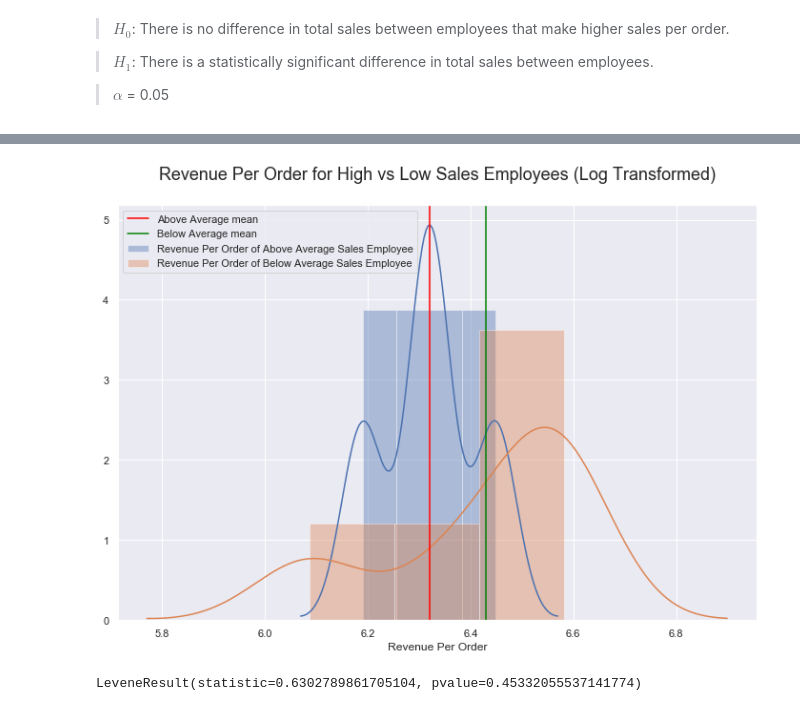
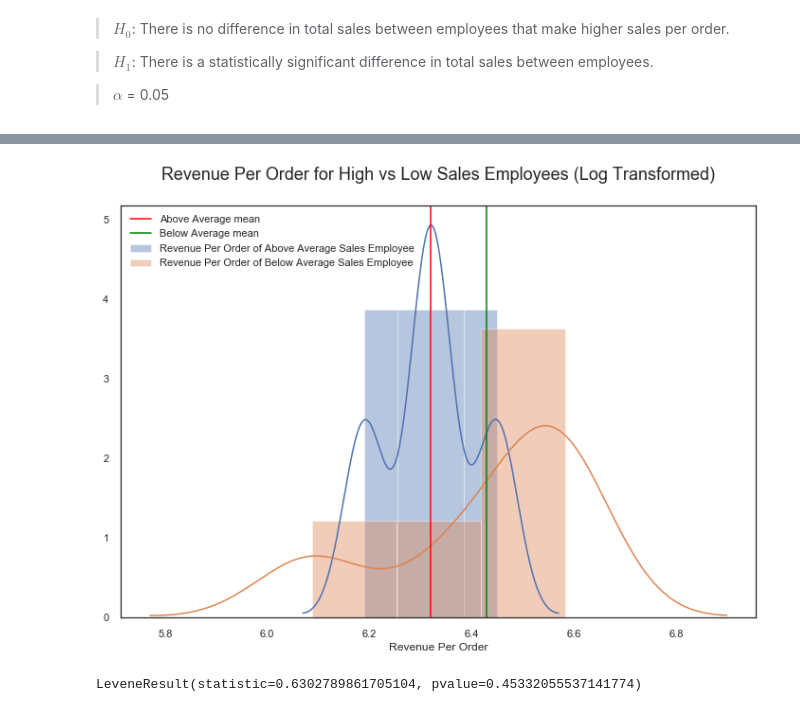
Before and after one commit to krystiandennis/dsc-mod-3-project-online-ds-ft-071519, a Jupyter notebook: Module 3 Final Project.ipynb, the cells around one changed output, grey strips where cells are left out. Drawn from its saved outputs; the diff is of its cells as text; code cells hidden in the pictures.

```diff
--- a/Module 3 Final Project.ipynb
+++ b/Module 3 Final Project.ipynb
@@ -1252,6 +1269,7 @@ employee_dataframe.describe()
 # %%
-plt.figure(figsize=(10, 10))
-sns.barplot(employee_dataframe['Name'], employee_dataframe['Total Sales'])
+plt.figure(figsize=(12, 10))
+sns.set_palette('Set2')
+sns.barplot(employee_dataframe['Name'], employee_dataframe['Total Sales'], hue = employee_dataframe['Country'])
 plt.hlines(y=employee_dataframe['Total Sales'].mean(), xmin=0, xmax=9, color='#FF00FF')
 plt.title('Total Value of Orders Per Employee\n', fontsize = 18)
 plt.xlabel('\nEmployee', fontsize = 14)
@@ -1262,0 +1281,10 @@ plt.show();
+# %%
+plt.figure(figsize=(12, 10))
+sns.set_palette('Set2')
+sns.barplot(employee_dataframe['Name'], employee_dataframe['Revenue Per Order'], hue = employee_dataframe['Country'])
+plt.hlines(y=employee_dataframe['Revenue Per Order'].mean(), xmin=0, xmax=9, color='#FF00FF')
+plt.title('Average Revenue Per Order Per Employee\n', fontsize = 18)
+plt.xlabel('\nEmployee', fontsize = 14)
+plt.xticks(rotation = 45, fontsize = 12)
+plt.ylabel('Average Revenue Per Order\n', fontsize = 14)
+plt.show();
@@ -1262,0 +1293,10 @@ plt.show();
+# %%
+plt.figure(figsize=(12, 10))
+sns.set_palette('Set2')
+sns.barplot(employee_dataframe['Name'], employee_dataframe['Number of Sales'], hue = employee_dataframe['Country'])
+plt.hlines(y=employee_dataframe['Number of Sales'].median(), xmin=0, xmax=9, color='#FF00FF')
+plt.title('Average Number of Sales Per Employee\n', fontsize = 18)
+plt.xlabel('\nEmployee', fontsize = 14)
+plt.xticks(rotation = 45, fontsize = 12)
+plt.ylabel('Number of Sales\n', fontsize = 14)
+plt.show();
@@ -1262,0 +1305,11 @@ plt.show();
+# %%
+plt.figure(figsize=(15, 12))
+sns.set_palette('Set2')
+sns.barplot(employee_dataframe['Name'], employee_dataframe['Revenue Per Order'], hue = employee_dataframe['Employee Performance'])
+plt.hlines(y=employee_dataframe['Revenue Per Order'].mean(), xmin=0, xmax=9, color='#FF00FF')
+plt.title('Average Number of Sales and Revenue Per Order\n', fontsize = 18)
+plt.xlabel('\nEmployee', fontsize = 14)
+plt.xticks(rotation = 45, fontsize = 12)
+plt.ylabel('Average Revenue Per Order\n', fontsize = 14)
+plt.legend(loc = 2)
+plt.show();
@@ -1282,14 +1335,15 @@ above_average.head()
 # %%
 sns.set(rc={'figure.figsize':(12, 8)})
+sns.set_style('white')
 sns.distplot(np.log(above_average['Revenue Per Order']), label='Revenue Per Order of Above Average Sales Employee')
 sns.distplot(np.log(below_average['Revenue Per Order']), label='Revenue Per Order of Below Average Sales Employee')
 plt.axvline(np.mean(np.log(above_average['Revenue Per Order'])), color='#FF0000', label='Above Average mean')
 plt.axvline(np.mean(np.log(below_average['Revenue Per Order'])), color='#008000', label='Below Average mean')
 plt.title('Revenue Per Order for High vs Low Sales Employees (Log Transformed)\n', fontsize = 18)
 plt.legend()
 plt.show();
 # %% [output]
-[figure, old version]
+[figure, new version]
 # %%
 #homogeneous
 stats.levene(above_average['Revenue Per Order'], below_average['Revenue Per Order'])
```
Also changed, not shown: parts of 26 cells of this notebook.
